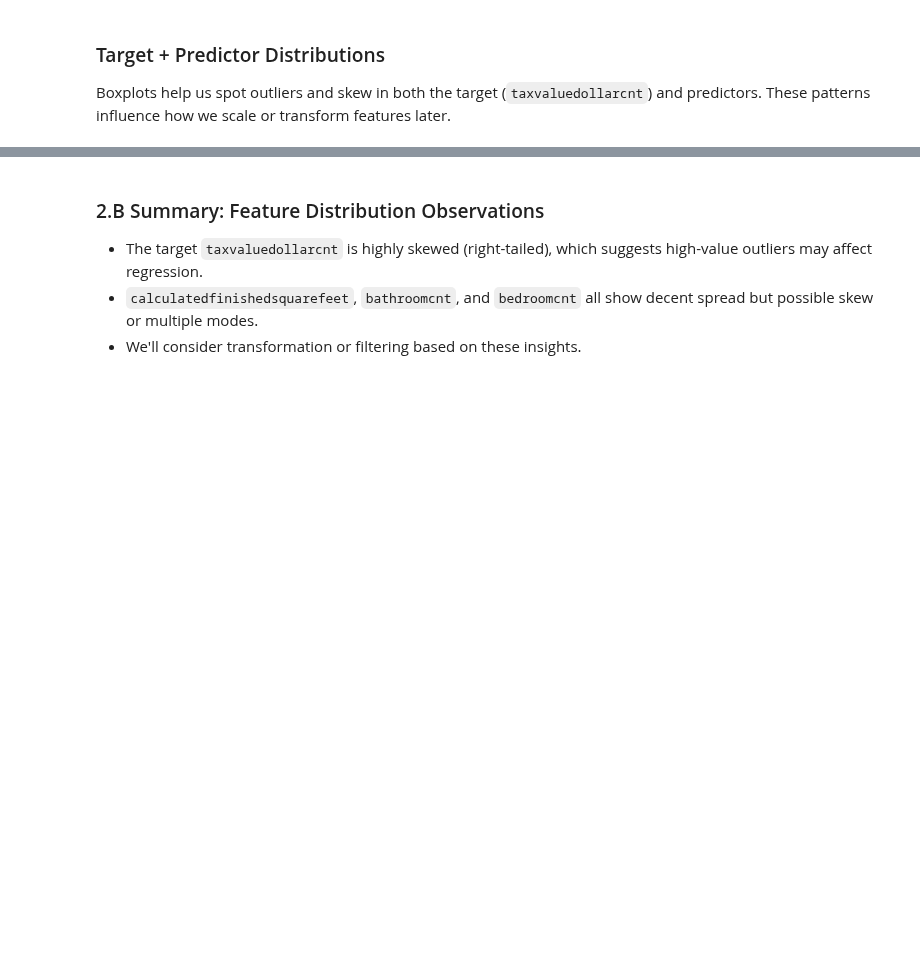
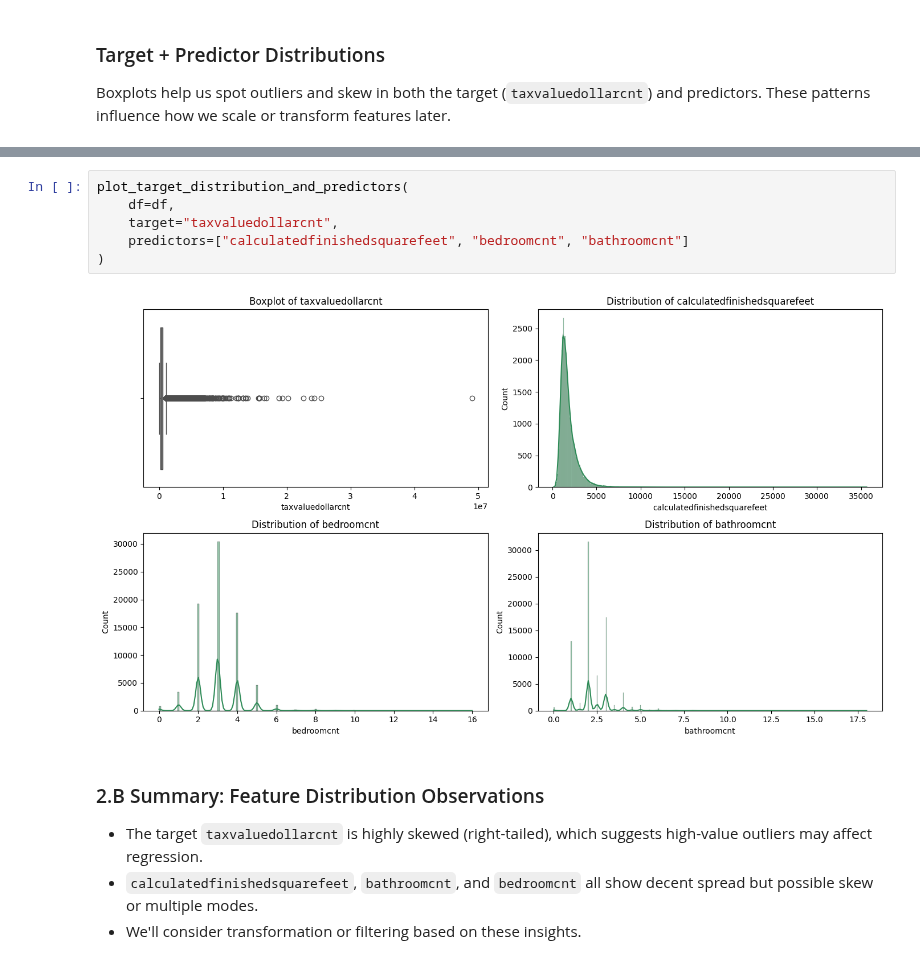
Before and after one commit to ndumay/Module3Assignments2-Final, a Jupyter notebook: Mod3-Final/Final_Project_Report_Codev1.ipynb, the cells around one changed output, grey strips where cells are left out. Drawn from its saved outputs; the diff is of its cells as text; blank space fills up the shorter version.

Commit message:
Updating 4 plot graphs

```diff
--- a/Mod3-Final/Final_Project_Report_Codev1.ipynb
+++ b/Mod3-Final/Final_Project_Report_Codev1.ipynb
@@ -388,3 +479,11 @@ plot_target_and_predictors(
+# %%
+plot_target_distribution_and_predictors(
+    df=df,
+    target="taxvaluedollarcnt",
+    predictors=["calculatedfinishedsquarefeet", "bedroomcnt", "bathroomcnt"]
+)
+# %% [output]
+[figure, added]
 # %% [markdown]
 ### 2.B Summary: Feature Distribution Observations
 
```
Also changed, not shown: parts of 5 cells of this notebook.
